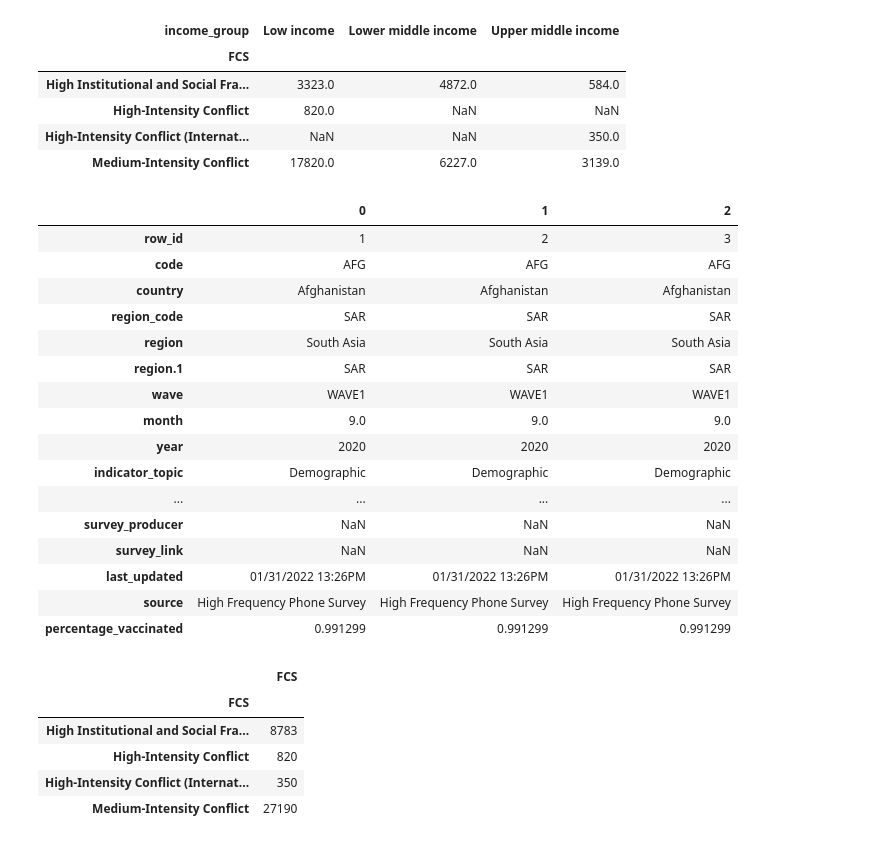
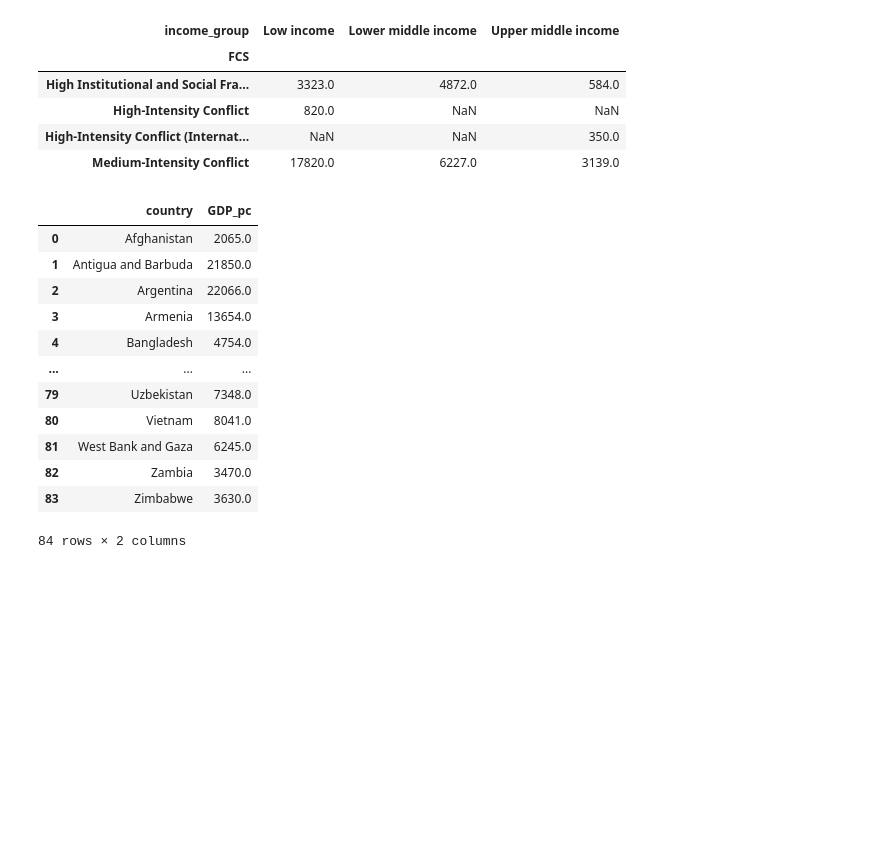
Before and after one commit to asrospie/covid_housing_eda, a Jupyter notebook: DSE_6000_Final_Project.ipynb, the cells around one changed output. Saved outputs shown, nothing was run; the diff lists cells and outputs as text; code cells hidden in the pictures; blank space fills up the shorter version.

```diff
--- a/DSE_6000_Final_Project.ipynb
+++ b/DSE_6000_Final_Project.ipynb
@@ -125,36 +122,24 @@ pd.pivot_table(reporting, values='GDP_pc', index=['FCS'],
 | High-Intensity Conflict | 820.0 | NaN | NaN |
 | High-Intensity Conflict (Internat... | NaN | NaN | 350.0 |
 | Medium-Intensity Conflict | 17820.0 | 6227.0 | 3139.0 |
-# %%
-test = df.groupby('FCS').agg({'FCS':'count'})
-
-df.head(3).transpose()
-# %% [output]
-|  | 0 | 1 | 2 |
-| row_id | 1 | 2 | 3 |
-| code | AFG | AFG | AFG |
-| country | Afghanistan | Afghanistan | Afghanistan |
-| region_code | SAR | SAR | SAR |
-| region | South Asia | South Asia | South Asia |
-| region.1 | SAR | SAR | SAR |
-| wave | WAVE1 | WAVE1 | WAVE1 |
-| month | 9.0 | 9.0 | 9.0 |
-| year | 2020 | 2020 | 2020 |
-| indicator_topic | Demographic | Demographic | Demographic |
-| ... | ... | ... | ... |
-| survey_producer | NaN | NaN | NaN |
-| survey_link | NaN | NaN | NaN |
-| last_updated | 01/31/2022 13:26PM | 01/31/2022 13:26PM | 01/31/2022 13:26PM |
-| source | High Frequency Phone Survey | High Frequency Phone Survey | High Frequency Phone Survey |
-| percentage_vaccinated | 0.991299 | 0.991299 | 0.991299 |
-# %%
-test
-# %% [output]
-|  | FCS |
-| FCS |  |
-| High Institutional and Social Fra... | 8783 |
-| High-Intensity Conflict | 820 |
-| High-Intensity Conflict (Internat... | 350 |
-| Medium-Intensity Conflict | 27190 |
+# %%
+#2
+explore = df.groupby('country').agg({'GDP_pc': 'mean'})
+explore.sort_values(['GDP_pc'], ascending=[False])
+explore.reset_index()
+# %% [output]
+|  | country | GDP_pc |
+| 0 | Afghanistan | 2065.0 |
+| 1 | Antigua and Barbuda | 21850.0 |
+| 2 | Argentina | 22066.0 |
+| 3 | Armenia | 13654.0 |
+| 4 | Bangladesh | 4754.0 |
+| ... | ... | ... |
+| 79 | Uzbekistan | 7348.0 |
+| 80 | Vietnam | 8041.0 |
+| 81 | West Bank and Gaza | 6245.0 |
+| 82 | Zambia | 3470.0 |
+| 83 | Zimbabwe | 3630.0 |
+84 rows × 2 columns
 # %%
 #TODO
```
Also changed, not shown: parts of 4 cells of this notebook.
